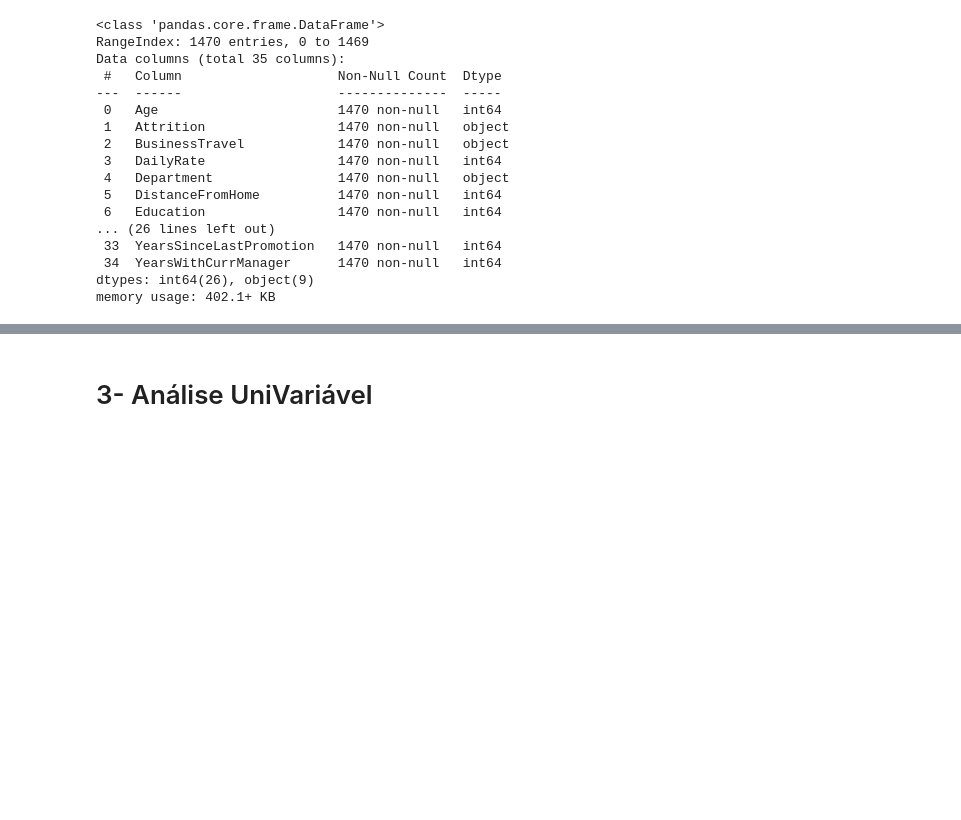
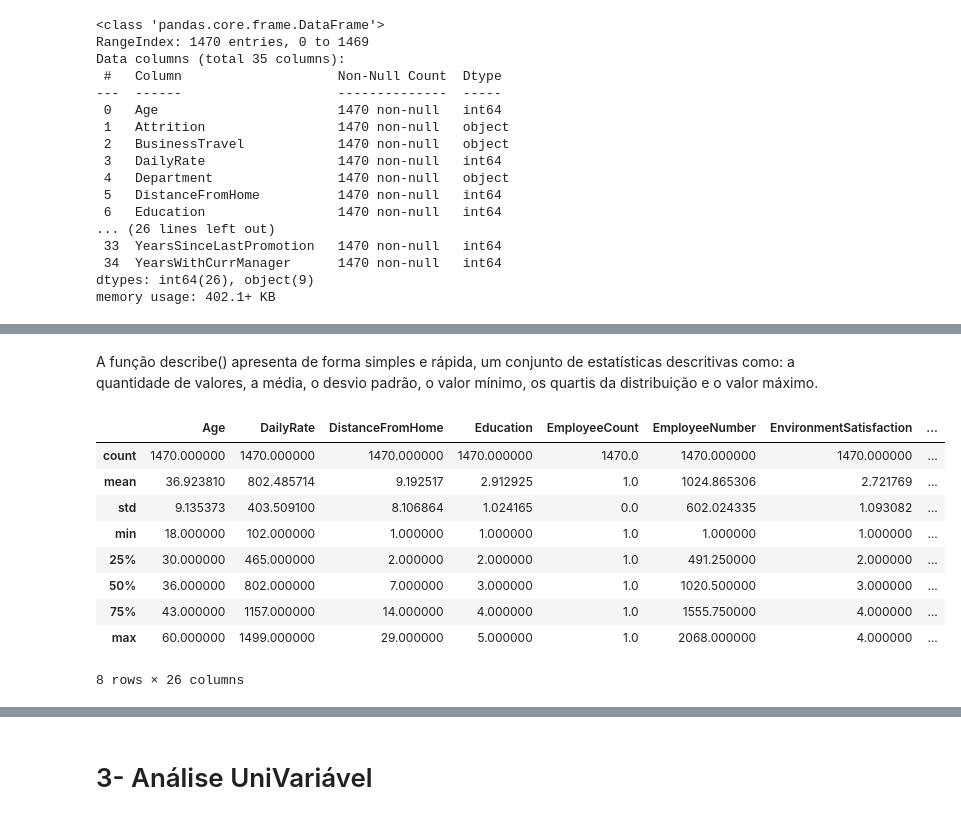
Before and after one commit to adilsonalbino/datascience, a Jupyter notebook: analise-dados-ibm-rh.ipynb, the cells around one changed output, grey strips where cells are left out. Drawn from its saved outputs; the diff is of its cells as text; code cells hidden in the pictures; blank space fills up the shorter version.

```diff
--- a/analise-dados-ibm-rh.ipynb
+++ b/analise-dados-ibm-rh.ipynb
@@ -65,0 +87,15 @@ memory usage: 402.1+ KB
+# %% [markdown]
+A função describe() apresenta de forma simples e rápida, um conjunto de estatísticas descritivas como: a quantidade de valores, a média, o desvio padrão, o valor mínimo, os quartis da distribuição e o valor máximo.
+# %%
+df.describe()
+# %% [output]
+|  | Age | DailyRate | DistanceFromHome | Education | EmployeeCount | EmployeeNumber | EnvironmentSatisfaction | ... |
+| count | 1470.000000 | 1470.000000 | 1470.000000 | 1470.000000 | 1470.0 | 1470.000000 | 1470.000000 | ... |
+| mean | 36.923810 | 802.485714 | 9.192517 | 2.912925 | 1.0 | 1024.865306 | 2.721769 | ... |
+| std | 9.135373 | 403.509100 | 8.106864 | 1.024165 | 0.0 | 602.024335 | 1.093082 | ... |
+| min | 18.000000 | 102.000000 | 1.000000 | 1.000000 | 1.0 | 1.000000 | 1.000000 | ... |
+| 25% | 30.000000 | 465.000000 | 2.000000 | 2.000000 | 1.0 | 491.250000 | 2.000000 | ... |
+| 50% | 36.000000 | 802.000000 | 7.000000 | 3.000000 | 1.0 | 1020.500000 | 3.000000 | ... |
+| 75% | 43.000000 | 1157.000000 | 14.000000 | 4.000000 | 1.0 | 1555.750000 | 4.000000 | ... |
+| max | 60.000000 | 1499.000000 | 29.000000 | 5.000000 | 1.0 | 2068.000000 | 4.000000 | ... |
+8 rows × 26 columns
```
Also changed, not shown: parts of 5 cells of this notebook.
